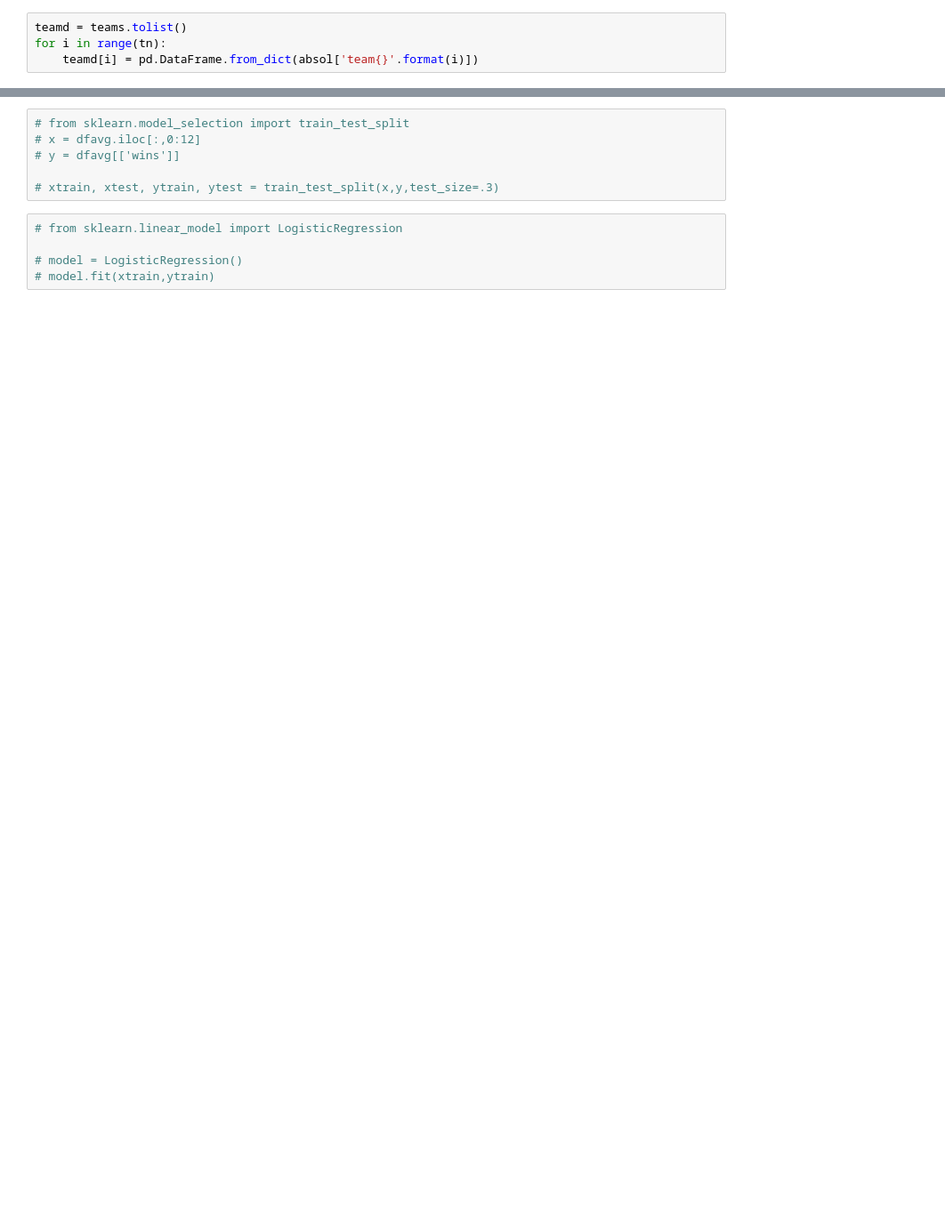
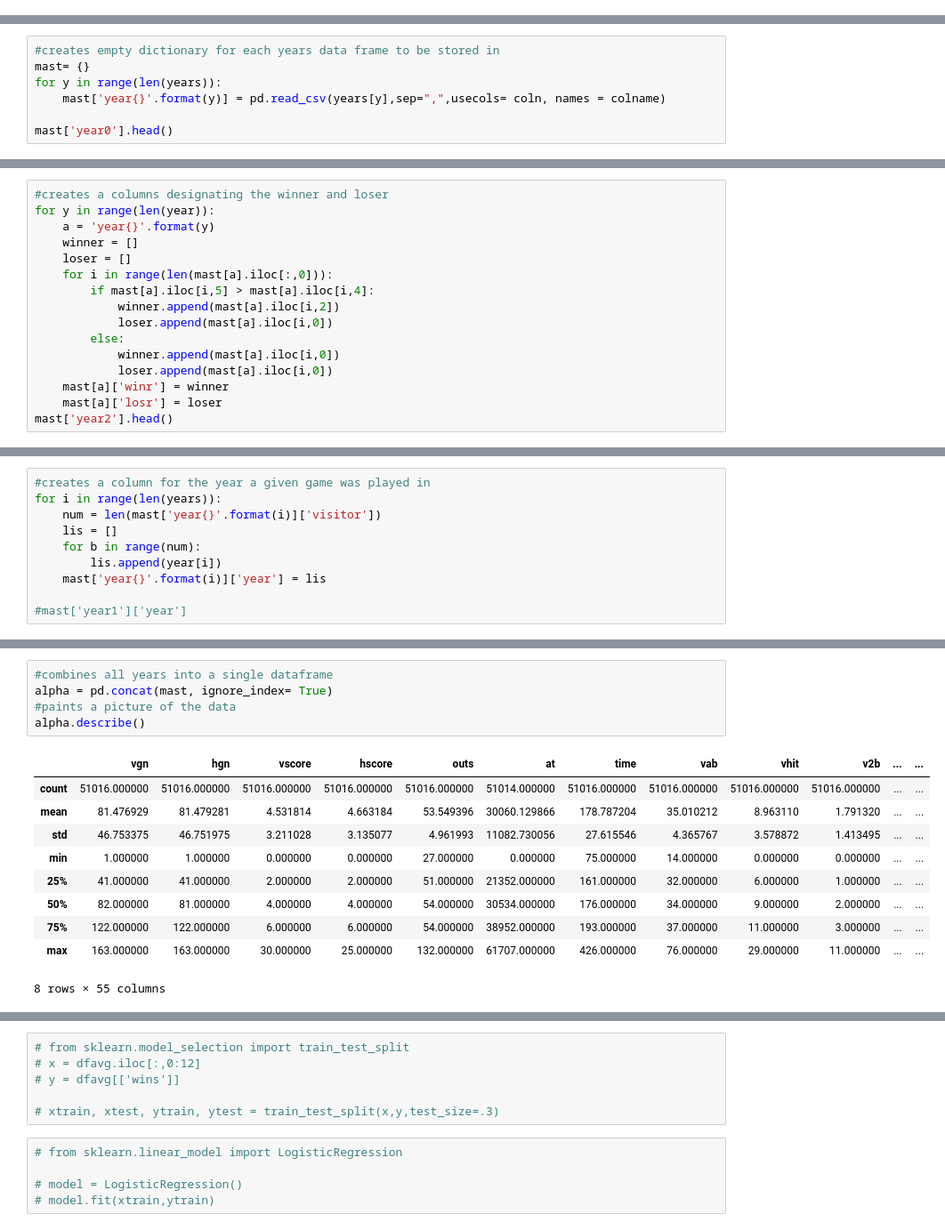
Before and after one commit to Elkin3456/SSC442, a Jupyter notebook: Baseballnotebook.ipynb, the cells around one changed output, grey strips where cells are left out. Shown: that part at 89% size. Saved outputs shown, nothing was run; the diff lists cells and outputs as text; blank space fills up the shorter version.

```diff
--- a/Baseballnotebook.ipynb
+++ b/Baseballnotebook.ipynb
@@ -333,4 +0,0 @@ for i in range(tn):
-# %%
-teamd = teams.tolist()
-for i in range(tn):
-    teamd[i] = pd.DataFrame.from_dict(absol['team{}'.format(i)])
@@ -352,0 +18,7 @@ dftot = pd.merge(dfwin,dfavg,on = 'key')
+# %%
+#creates empty dictionary for each years data frame to be stored in
+mast= {}
+for y in range(len(years)):
+    mast['year{}'.format(y)] = pd.read_csv(years[y],sep=",",usecols= coln, names = colname)
+
+mast['year0'].head()
@@ -352,0 +105,16 @@ dftot = pd.merge(dfwin,dfavg,on = 'key')
+# %%
+#creates a columns designating the winner and loser
+for y in range(len(year)):
+    a = 'year{}'.format(y)
+    winner = []
+    loser = []
+    for i in range(len(mast[a].iloc[:,0])):
+        if mast[a].iloc[i,5] > mast[a].iloc[i,4]:
+            winner.append(mast[a].iloc[i,2])
+            loser.append(mast[a].iloc[i,0])
+        else:
+            winner.append(mast[a].iloc[i,0])
+            loser.append(mast[a].iloc[i,0])
+    mast[a]['winr'] = winner
+    mast[a]['losr'] = loser
+mast['year2'].head()
@@ -352,0 +129,10 @@ dftot = pd.merge(dfwin,dfavg,on = 'key')
+# %%
+#creates a column for the year a given game was played in
+for i in range(len(years)):
+    num = len(mast['year{}'.format(i)]['visitor'])
+    lis = []
+    for b in range(num):
+        lis.append(year[i])
+    mast['year{}'.format(i)]['year'] = lis
+
+#mast['year1']['year']
@@ -352,0 +150,16 @@ dftot = pd.merge(dfwin,dfavg,on = 'key')
+# %%
+#combines all years into a single dataframe
+alpha = pd.concat(mast, ignore_index= True)
+#paints a picture of the data
+alpha.describe()
+# %% [output]
+|  | vgn | hgn | vscore | hscore | outs | at | time | vab | vhit | v2b | ... | ... |
+| count | 51016.000000 | 51016.000000 | 51016.000000 | 51016.000000 | 51016.000000 | 51014.000000 | 51016.000000 | 51016.000000 | 51016.000000 | 51016.000000 | ... | ... |
+| mean | 81.476929 | 81.479281 | 4.531814 | 4.663184 | 53.549396 | 30060.129866 | 178.787204 | 35.010212 | 8.963110 | 1.791320 | ... | ... |
+| std | 46.753375 | 46.751975 | 3.211028 | 3.135077 | 4.961993 | 11082.730056 | 27.615546 | 4.365767 | 3.578872 | 1.413495 | ... | ... |
+| min | 1.000000 | 1.000000 | 0.000000 | 0.000000 | 27.000000 | 0.000000 | 75.000000 | 14.000000 | 0.000000 | 0.000000 | ... | ... |
+| 25% | 41.000000 | 41.000000 | 2.000000 | 2.000000 | 51.000000 | 21352.000000 | 161.000000 | 32.000000 | 6.000000 | 1.000000 | ... | ... |
+| 50% | 82.000000 | 81.000000 | 4.000000 | 4.000000 | 54.000000 | 30534.000000 | 176.000000 | 34.000000 | 9.000000 | 2.000000 | ... | ... |
+| 75% | 122.000000 | 122.000000 | 6.000000 | 6.000000 | 54.000000 | 38952.000000 | 193.000000 | 37.000000 | 11.000000 | 3.000000 | ... | ... |
+| max | 163.000000 | 163.000000 | 30.000000 | 25.000000 | 132.000000 | 61707.000000 | 426.000000 | 76.000000 | 29.000000 | 11.000000 | ... | ... |
+8 rows × 55 columns
```
Also changed, not shown: parts of 60 cells of this notebook, 2 other files.
